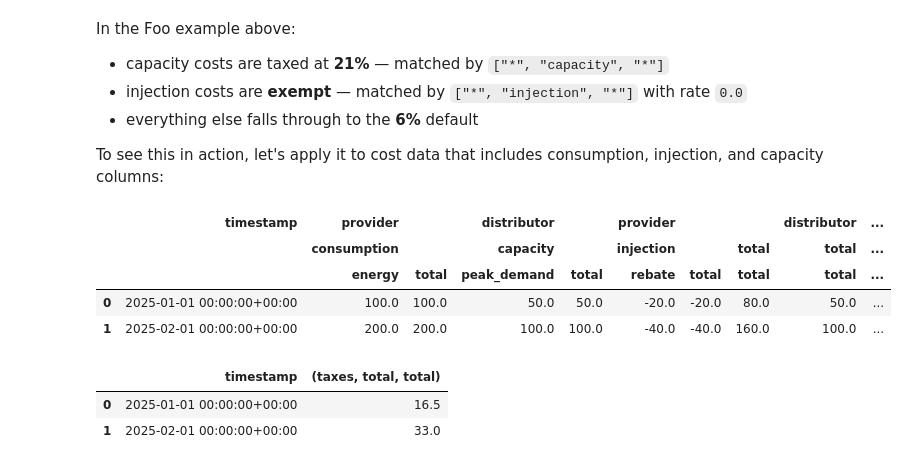
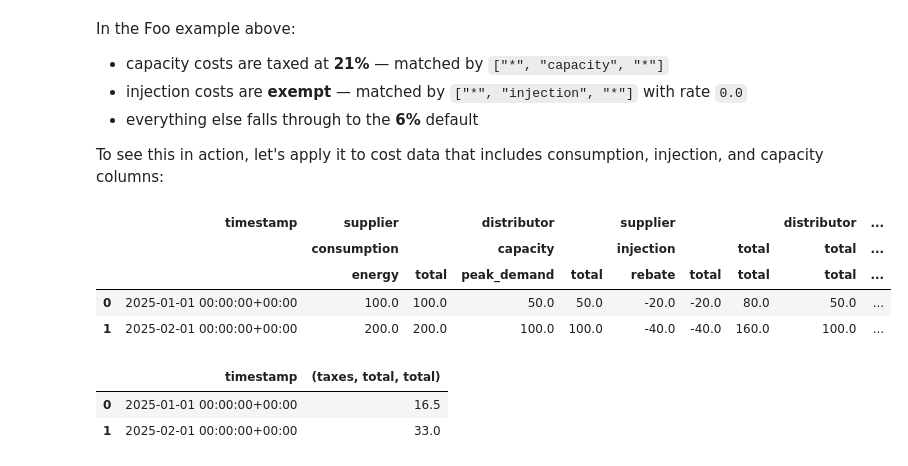
Before and after one commit to EnergieID/energy-cost, a Jupyter notebook: notebooks/tax.ipynb, the cells around one changed output. Cells and saved outputs as stored; diff of their text form; code cells hidden in the pictures.

Commit message:
Rename provider to supplier

```diff
--- a/notebooks/tax.ipynb
+++ b/notebooks/tax.ipynb
@@ -108,30 +108,30 @@ To see this in action, let's apply it to cost data that includes consumption, in
 # %%
 timestamps = pd.date_range("2025-01-01", periods=2, freq="MS", tz="UTC")
 
 cols = pd.MultiIndex.from_tuples(
     [
-        ("provider", "consumption", "energy"),
-        ("provider", "consumption", "total"),
+        ("supplier", "consumption", "energy"),
+        ("supplier", "consumption", "total"),
         ("distributor", "capacity", "peak_demand"),
         ("distributor", "capacity", "total"),
-        ("provider", "injection", "rebate"),
-        ("provider", "injection", "total"),
-        ("provider", "total", "total"),
+        ("supplier", "injection", "rebate"),
+        ("supplier", "injection", "total"),
+        ("supplier", "total", "total"),
         ("distributor", "total", "total"),
         ("total", "total", "total"),
     ]
 )
 
 values = [
     [100.0, 100.0, 50.0, 50.0, -20.0, -20.0, 80.0, 50.0, 130.0],
     [200.0, 200.0, 100.0, 100.0, -40.0, -40.0, 160.0, 100.0, 260.0],
 ]
 
 mixed_costs = pd.DataFrame(values, columns=cols)
 mixed_costs.insert(0, "timestamp", timestamps)
 mixed_costs
 # %% [output]
-|  | timestamp | provider |  | distributor |  | provider |  |  | distributor | ... |
+|  | timestamp | supplier |  | distributor |  | supplier |  |  | distributor | ... |
 |  |  | consumption |  | capacity |  | injection |  | total | total | ... |
 |  |  | energy | total | peak_demand | total | rebate | total | total | total | ... |
 | 0 | 2025-01-01 00:00:00+00:00 | 100.0 | 100.0 | 50.0 | 50.0 | -20.0 | -20.0 | 80.0 | 50.0 | ... |
```
Also changed, not shown: parts of 2 cells of this notebook, 6 other files.
